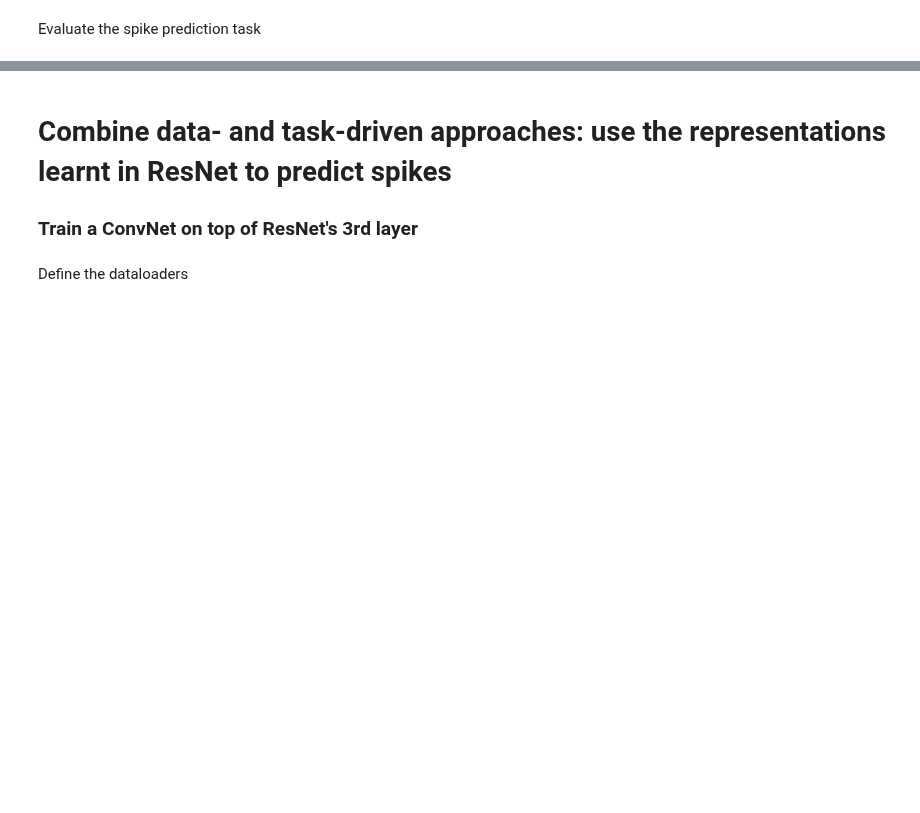
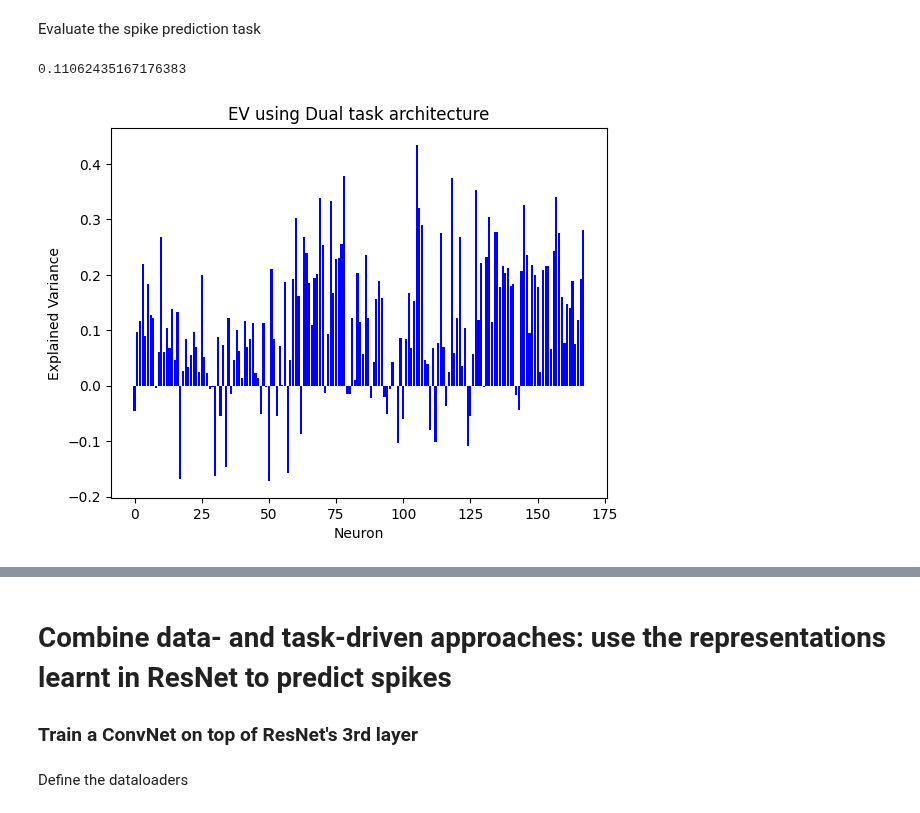
Before and after one commit to barbaragrosjean/Brain_like_mini_project, a Jupyter notebook: week9.ipynb, the cells around one changed output, grey strips where cells are left out. Drawn from its saved outputs; the diff is of its cells as text; code cells hidden in the pictures; blank space fills up the shorter version.

Commit message:
3 models week9

```diff
--- a/week9.ipynb
+++ b/week9.ipynb
@@ -267,7 +263,7 @@ class DualTaskModel(nn.Module):
         task2_output = self.task2_layers(shared_output)
         return task1_output, task2_output
 # %%
-model = DualTaskModel(features_in=3, n_neurons=168, n_objects=64)
+model = DualTaskModel(features_in=3, n_neurons=168, n_objects=22)
 # %% [markdown]
 Training parameters
 # %%
@@ -370,25 +389,30 @@ plt.ylabel("Loss")
 # %% [markdown]
 Evaluate the spike prediction task
+# %%
+model.eval()
+with torch.no_grad():
+    objects_pred, spikes_pred = model(torch.Tensor(stimulus_val))
 # %%
-objects_pred, spikes_pred = model(stimulus_val)
-
 correlation_scores = []
 explained_variance_scores = []
 
 for i in range(spikes_val.shape[1]):
     # Correlation
     corr = np.corrcoef(spikes_val[:, i], spikes_pred[:, i])[0, 1]
     correlation_scores.append(corr)
 
     # Explained variance
     explained_variance = explained_variance_score(spikes_val[:, i], spikes_pred[:, i])
     explained_variance_scores.append(explained_variance)
 
 plt.bar(range(spikes_val.shape[1]), explained_variance_scores, color='blue')
 plt.xlabel('Neuron')
 plt.ylabel('Explained Variance')
 plt.title('EV using Dual task architecture')
 print(np.mean(explained_variance_scores))
+# %% [output]
+0.11062435167176383
+[figure, added]
 # %%
 plt.bar(range(spikes_val.shape[1]), correlation_scores, color='blue')
 plt.xlabel('Neuron')
```
Also changed, not shown: parts of 10 cells of this notebook.
